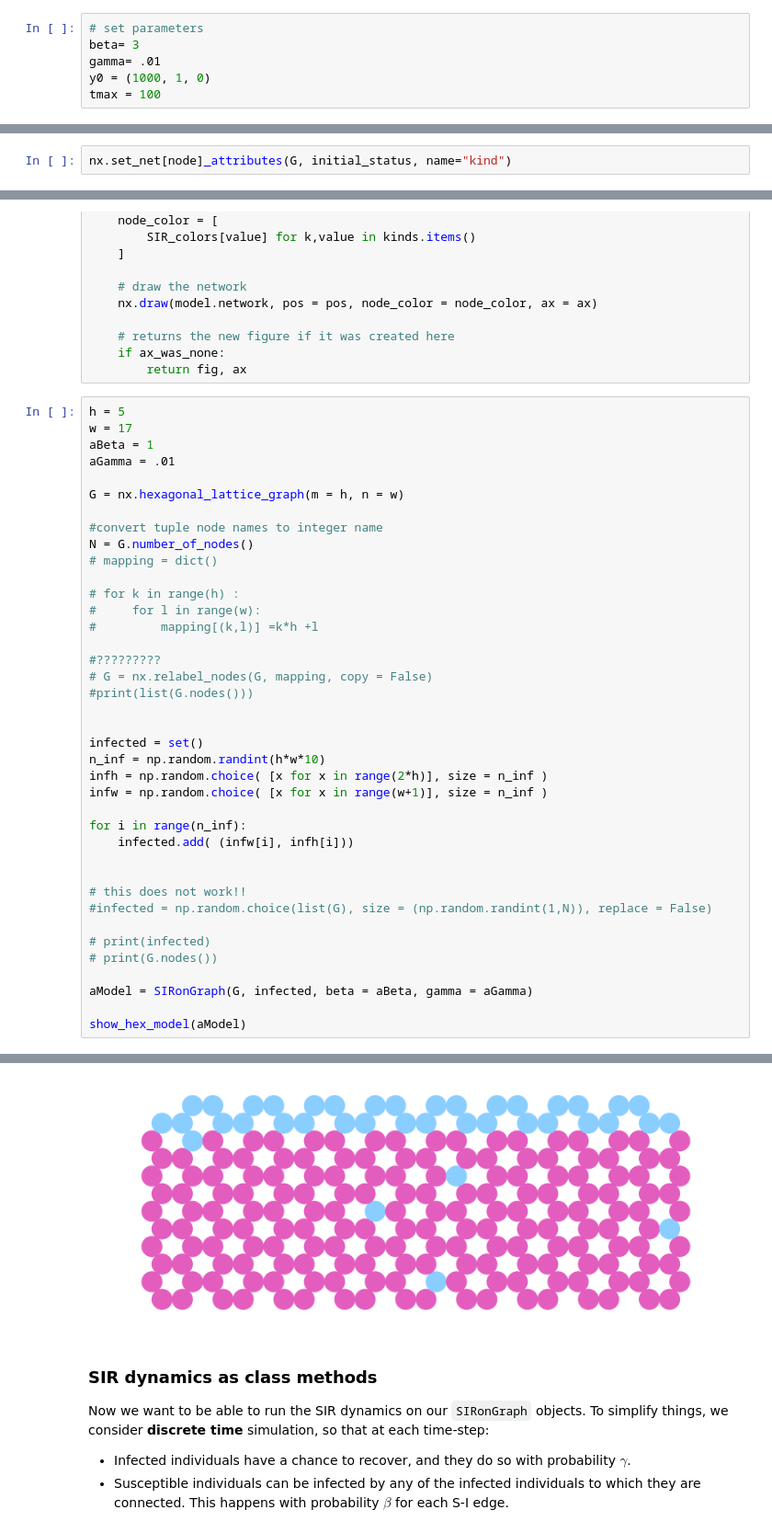
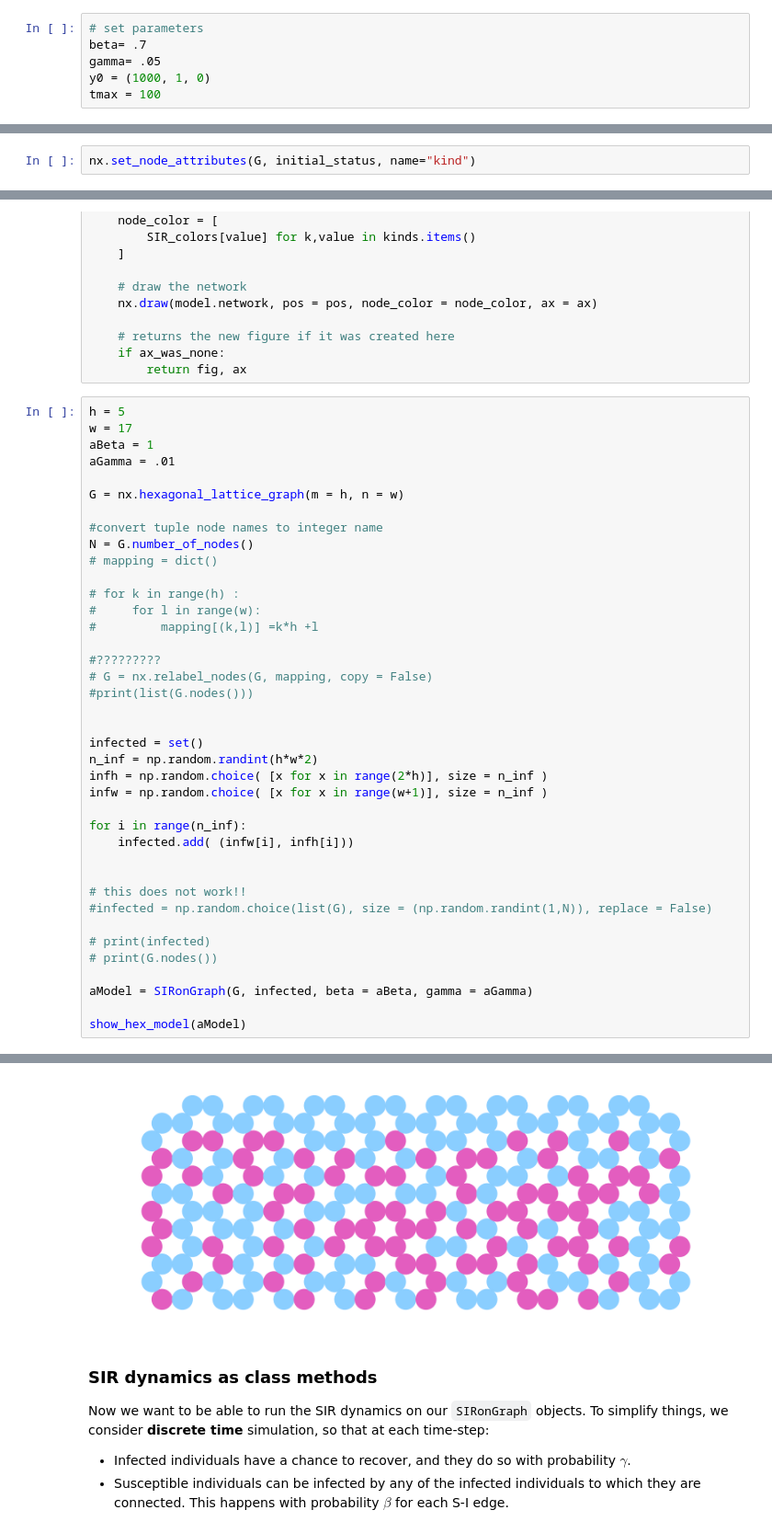
Before and after one commit to SwgAnno/stat-mech-python-course, a Jupyter notebook: notebooks/5-SIR-Model-Annoni.ipynb, the cells around one changed output, grey strips where cells are left out. Shown at 92% size. Cells and saved outputs as stored; diff of their text form.

```diff
--- a/notebooks/5-SIR-Model-Annoni.ipynb
+++ b/notebooks/5-SIR-Model-Annoni.ipynb
@@ -73,8 +73,8 @@ def odes_SIR(t, y):
 Use `solve_ivp` and your `ode_SIR` function to study the behaviour of the SIR model for different values of the parameters, and describe your findings with a short paragraph.
 # %%
 # set parameters
-beta= 3
-gamma= .01
+beta= .7
+gamma= .05
 y0 = (1000, 1, 0)
 tmax = 100
 # %%
@@ -150,7 +155,7 @@ initial_status = {
     "D": "S"
 }
 # %%
-nx.set_net[node]_attributes(G, initial_status, name="kind")
+nx.set_node_attributes(G, initial_status, name="kind")
 # %% [markdown]
 Now G carries the attribute *kind* with it. We can get the values of attributes of individual nodes easily:
 # %%
@@ -350,35 +355,35 @@ N = G.number_of_nodes()
 # mapping = dict()
 
 # for k in range(h) :
 #     for l in range(w):
 #         mapping[(k,l)] =k*h +l
 
 #?????????
 # G = nx.relabel_nodes(G, mapping, copy = False)
 #print(list(G.nodes()))
 
 
 infected = set()
-n_inf = np.random.randint(h*w*10)
+n_inf = np.random.randint(h*w*2)
 infh = np.random.choice( [x for x in range(2*h)], size = n_inf )
 infw = np.random.choice( [x for x in range(w+1)], size = n_inf )
 
 for i in range(n_inf):
     infected.add( (infw[i], infh[i]))
 
 
 # this does not work!!
 #infected = np.random.choice(list(G), size = (np.random.randint(1,N)), replace = False)
 
 # print(infected)
 # print(G.nodes())
 
 aModel = SIRonGraph(G, infected, beta = aBeta, gamma = aGamma)
 
 show_hex_model(aModel)
 # %% [output]
 (<Figure size 1000x1000 with 1 Axes>, <AxesSubplot: >)
-[figure, old version]
+[figure, new version]
 # %% [markdown]
 ### SIR dynamics as class methods
 Now we want to be able to run the SIR dynamics on our `SIRonGraph` objects. To simplify things, we  consider **discrete time** simulation, so that at each time-step:
```
Also changed, not shown: parts of 37 cells of this notebook.
